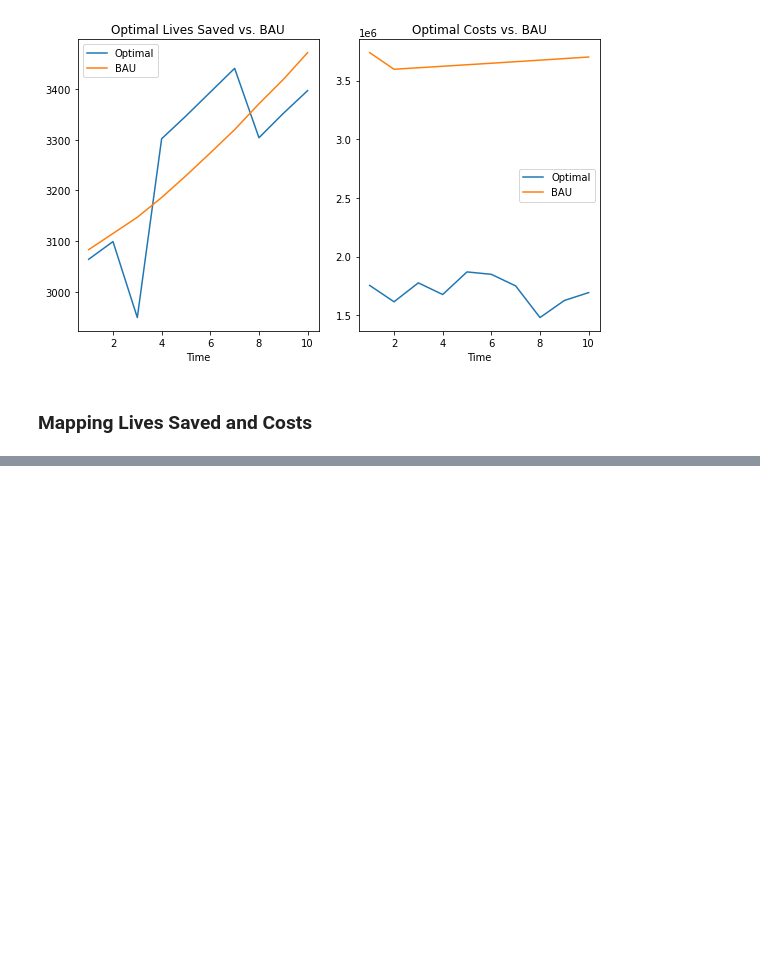
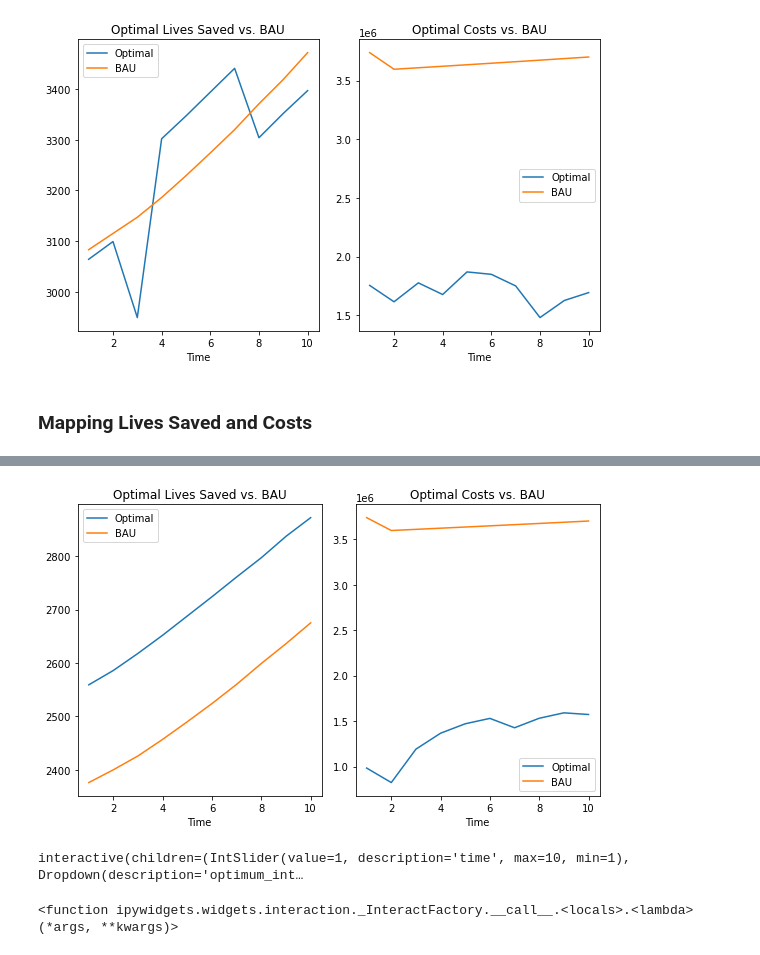
Before and after one commit to minimod-nutrition/minimod, a Jupyter notebook: Optimization Work/demewoz_lives_saved/lives_saved_analysis.ipynb, the cells around one changed output, grey strips where cells are left out. Saved outputs shown, nothing was run; the diff lists cells and outputs as text; code cells hidden in the pictures; blank space fills up the shorter version.

Commit message:
changes to lives saved and VA eff_cov files

```diff
--- a/Optimization Work/demewoz_lives_saved/lives_saved_analysis.ipynb
+++ b/Optimization Work/demewoz_lives_saved/lives_saved_analysis.ipynb
@@ -1076,2 +1090,16 @@ save = fixed(None))
 
 Now instead of having the benefit constraint be some aggregate across space and time, let's make sure that the constraint is time-specific, as in the benefits of the optimal solution have to be at least as much in every time period.
+# %%
+m_time = minimod.Minimod(solver_type = 'costmin',
+data = df,
+benefit_col = 'lives_saved',
+cost_col = 'costs',
+space_col = 'region',
+all_space = [cubek, zcubek, fcubek, oilk, maxoilk, zflourk, fflourk],
+all_time = [oilk, maxoilk,zflourk, fflourk, cubek, zcubek, fcubek],
+time_subset = [1,2,3],
+strict = True,
+benefit_title = 'Lives Saved',
+minimum_benefit = 'oilvaszflourfflour33',
+main_constraint_over = 'time'
+)
@@ -1077,0 +1115,2 @@ Now instead of having the benefit constraint be some aggregate across space and
+# %%
+m_time.fit()
@@ -1077,0 +1147,18 @@ Now instead of having the benefit constraint be some aggregate across space and
+# %%
+fig, (ax1, ax2) = plt.subplots(1,2,  figsize = (8,5))
+m_time.plot_bau_time(ax=ax1)
+m_time.plot_bau_time(opt_variable = 'c', ax=ax2)
+# %% [output]
+[figure, added]
+# %%
+interact(m_time.plot_map_benchmark,
+intervention = fixed(['oilcubezflourzcubefcubefflour','oilzflour','oilzflourfcube' ]),
+time = IntSlider(min=1, max=10, step=1, value=1),
+optimum_interest = ['b', 'c', 'cdb', 'cdc', 'cb', 'cc'],
+bench_intervention = fixed('oilvaszflourfflour33'),
+map_df = fixed(agg_geo_df),
+merge_key = fixed('space'),
+save = fixed(None))
+# %% [output]
+interactive(children=(IntSlider(value=1, description='time', max=10, min=1), Dropdown(description='optimum_int…
+<function ipywidgets.widgets.interaction._InteractFactory.__call__.<locals>.<lambda>(*args, **kwargs)>
```
Also changed, not shown: parts of 39 cells of this notebook, 8 other files.
